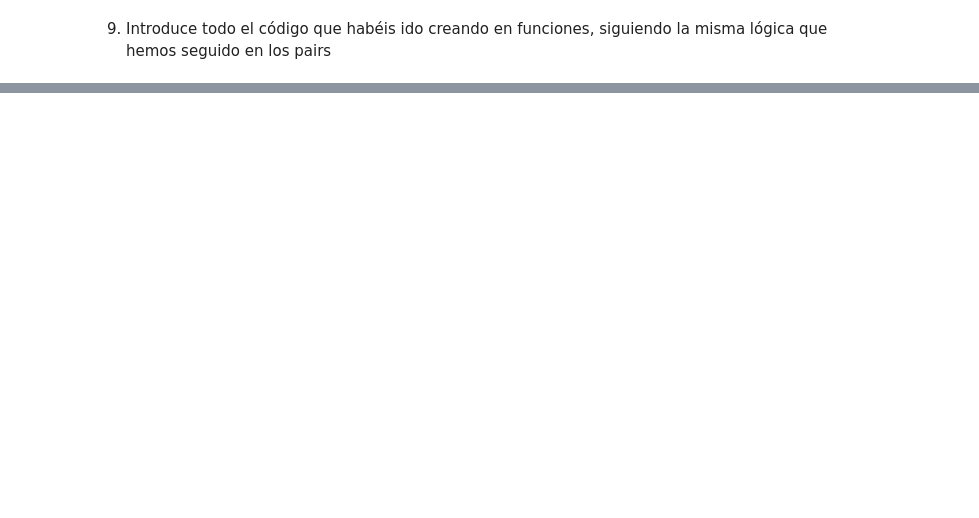
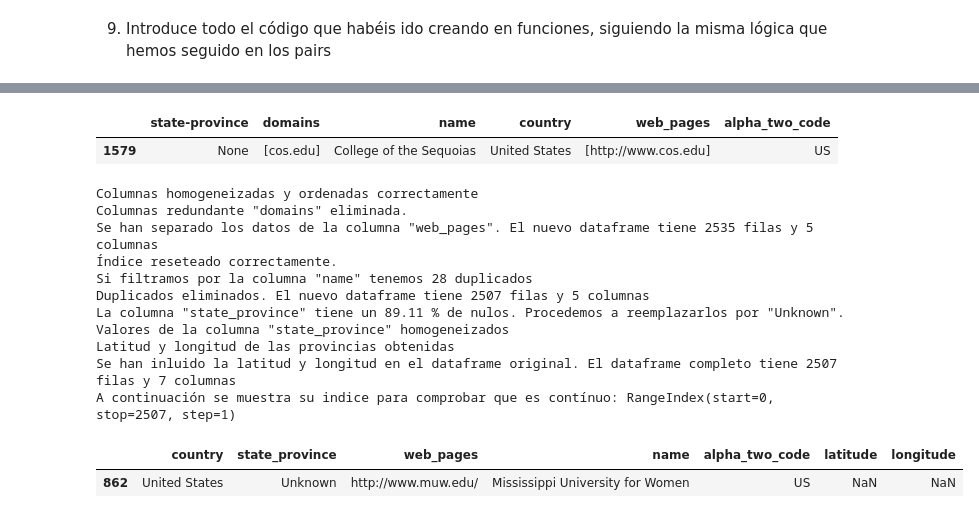
Before and after one commit to MaitaneP/adalab-da-evaluacion-modulo2-sprint2-MaitanePortilla, a Jupyter notebook: notebook/evaluacion-mod-2-sprint-2.ipynb, the cells around one changed output, grey strips where cells are left out. Drawn from its saved outputs; the diff is of its cells as text; code cells hidden in the pictures; blank space fills up the shorter version.

```diff
--- a/notebook/evaluacion-mod-2-sprint-2.ipynb
+++ b/notebook/evaluacion-mod-2-sprint-2.ipynb
@@ -612,0 +669,24 @@ crear_insertar_tabla('energia', 'AlumnaAdalab', tabla_paises)
+# %%
+# antes de continuar realizamos una copia del dataframe original para realizar la limpieza sobre él
+df2_f = df_f.copy()
+df2_f.sample()
+# %% [output]
+|  | state-province | domains | name | country | web_pages | alpha_two_code |
+| 1579 | None | [cos.edu] | College of the Sequoias | United States | [http://www.cos.edu] | US |
+# %%
+df2_f = spf.limpieza(df2_f)
+df2_f.sample()
+# %% [output]
+Columnas homogeneizadas y ordenadas correctamente
+Columnas redundante "domains" eliminada.
+Se han separado los datos de la columna "web_pages". El nuevo dataframe tiene 2535 filas y 5 columnas
+Índice reseteado correctamente.
+Si filtramos por la columna "name" tenemos 28 duplicados
+Duplicados eliminados. El nuevo dataframe tiene 2507 filas y 5 columnas
+La columna "state_province" tiene un 89.11 % de nulos. Procedemos a reemplazarlos por "Unknown".
+Valores de la columna "state_province" homogeneizados
+Latitud y longitud de las provincias obtenidas
+Se han inluido la latitud y longitud en el dataframe original. El dataframe completo tiene 2507 filas y 7 columnas
+A continuación se muestra su indice para comprobar que es contínuo: RangeIndex(start=0, stop=2507, step=1)
+|  | country | state_province | web_pages | name | alpha_two_code | latitude | longitude |
+| 862 | United States | Unknown | http://www.muw.edu/ | Mississippi University for Women | US | NaN | NaN |
```
Also changed, not shown: parts of 35 cells of this notebook, 6 other files.
